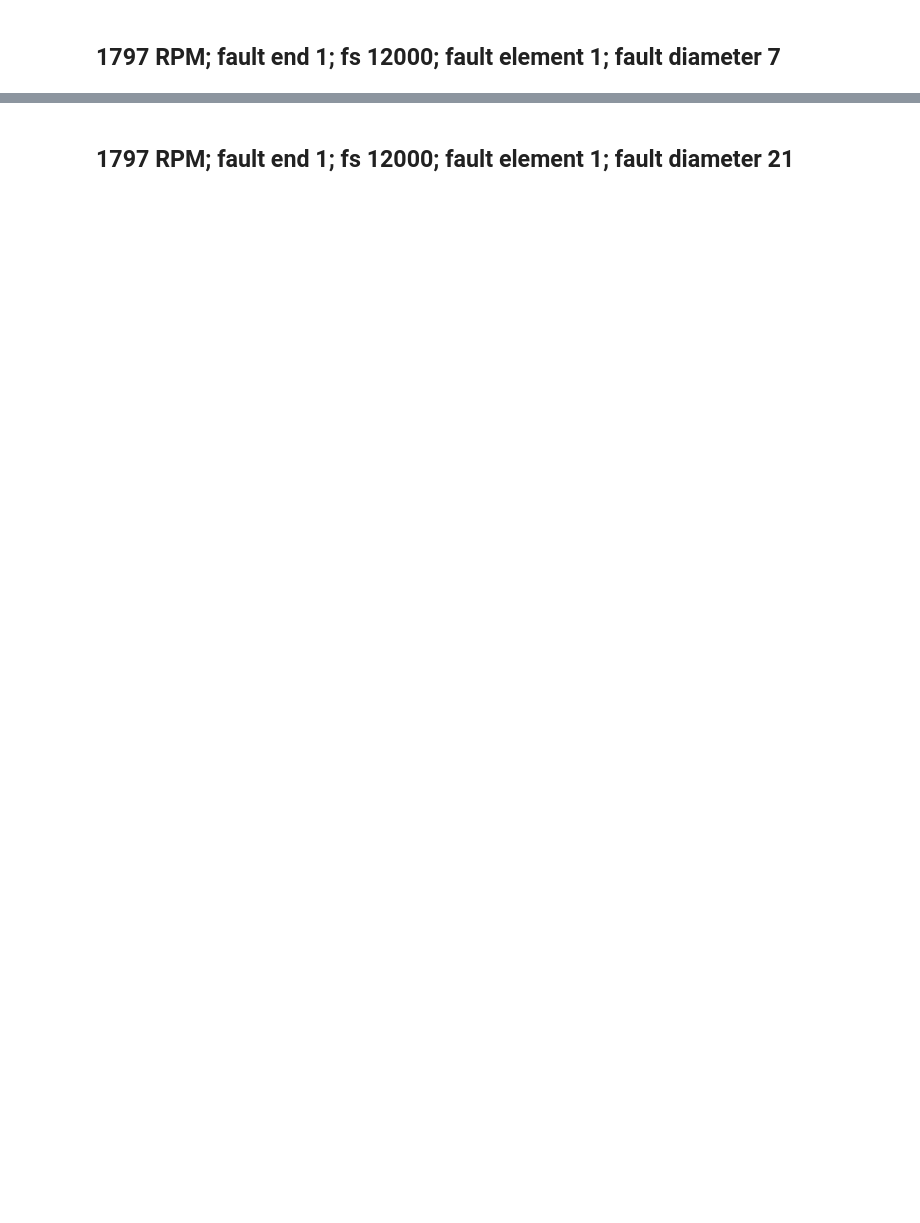
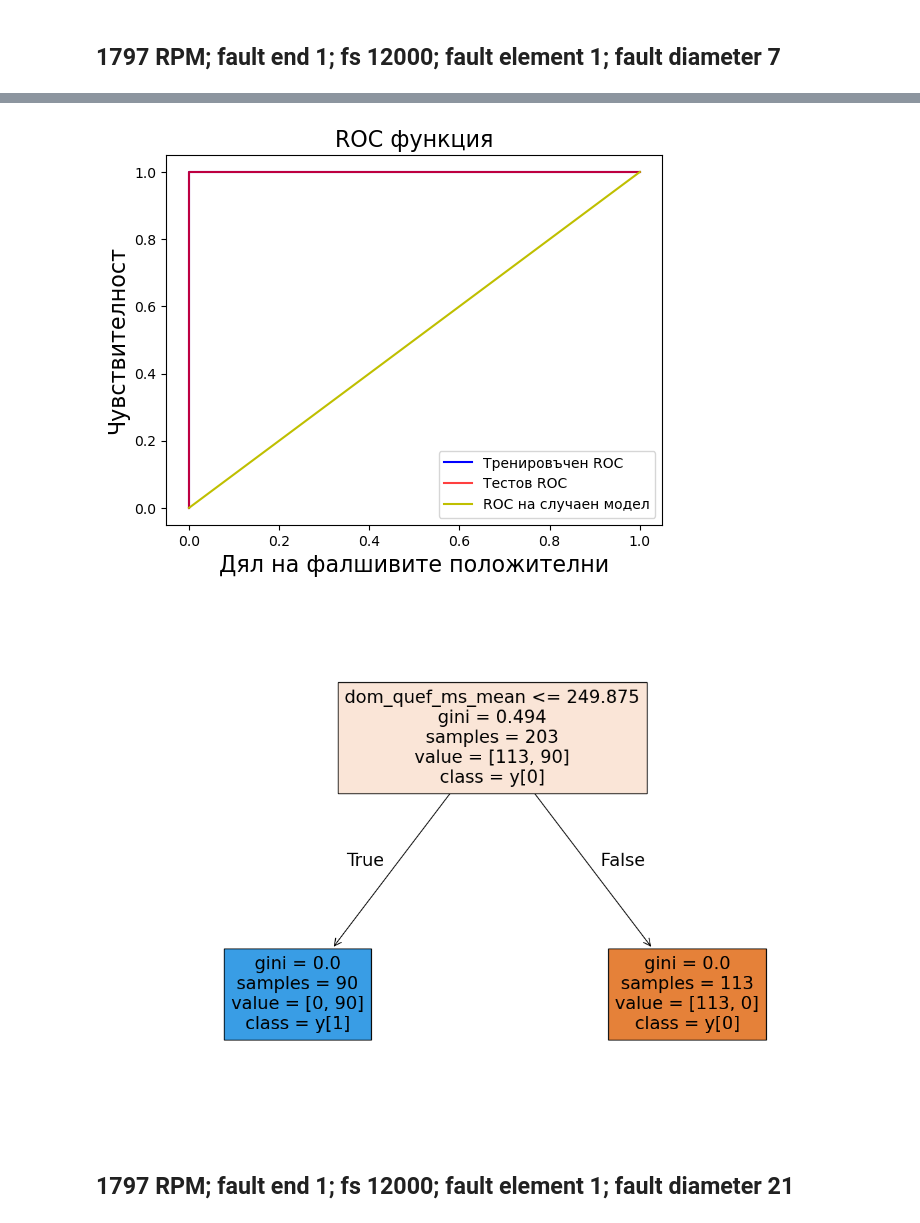
Before and after one commit to AtanasKolevNBU/PhD, a Jupyter notebook: notebooks/cepstrum_fe/cep_fe_experiments.ipynb, the cells around one changed output, grey strips where cells are left out. Cells and saved outputs as stored; diff of their text form; code cells hidden in the pictures; blank space fills up the shorter version.

```diff
--- a/notebooks/cepstrum_fe/cep_fe_experiments.ipynb
+++ b/notebooks/cepstrum_fe/cep_fe_experiments.ipynb
@@ -241,2 +298,5 @@ Recall: 1.000
 # %% [markdown]
 ## 1797 RPM; fault end 1; fs 12000; fault element 1; fault diameter 7
+# %%
+df_1797 = pd.read_csv(r"D:\Repositories\PhD\parsed_data\EE_data\1730_case_edu.csv")
+df_1797
@@ -242,0 +317,23 @@ Recall: 1.000
+# %%
+de_healthy = df_1797[(df_1797['fault_end'] == 0) & (df_1797['samples_per_second'] == 12000) & (df_1797['fault_element'] == 0) & (df_1797['fault_diameter'] == 0)]['DE']
+de_faulty = df_1797[(df_1797['fault_end'] == 1) & (df_1797['samples_per_second'] == 12000) & (df_1797['fault_element'] == 1) & (df_1797['fault_diameter'] == 7)]['DE']
+
+print(de_healthy.shape)
+print(de_faulty.shape)
+
+df_fe_healthy = extract_features(de_healthy, 12000, 0,
+                                 return_per_frame=False)
+
+df_fe_faulty = extract_features(de_faulty, 12000, 1,
+                                 return_per_frame=False)
+
+overall_df = pd.concat((df_fe_healthy, df_fe_faulty))
+
+overall_df = overall_df.sample(frac=1)
+X = overall_df.iloc[:, :-1]
+y = overall_df.iloc[:, -1]
+
+xgbc_cep_1730_7, feat_importances = train_test_validate_model(X, y, overall_df.columns[:-1])
+dom_feat = feat_importances[feat_importances[0]==1][1].values[0]
+train_and_display_dtc(X, y, dom_feat)
+# %% [output]
@@ -243,2 +352,4 @@ Recall: 1.000
+[figure, added]
+[figure, added]
 # %% [markdown]
 ## 1797 RPM; fault end 1; fs 12000; fault element 1; fault diameter 21
```
Also changed, not shown: parts of 22 cells of this notebook, 8 other files.
